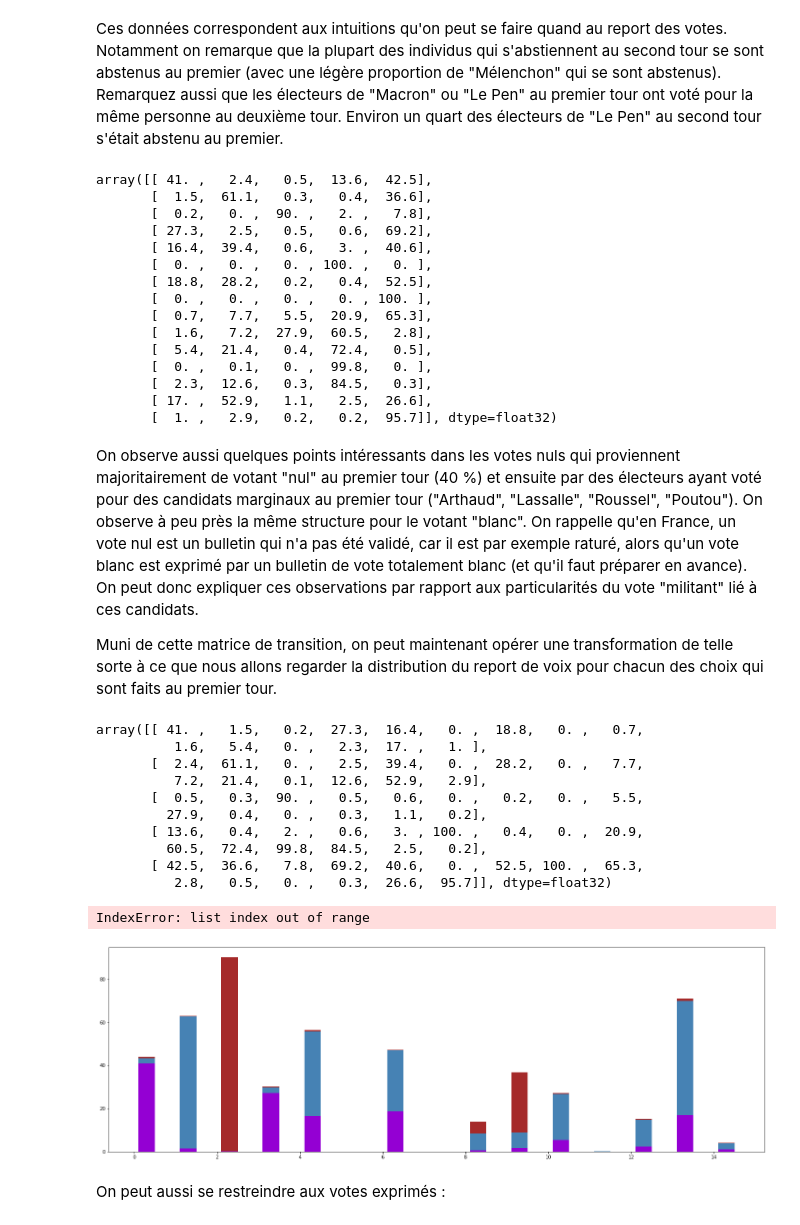
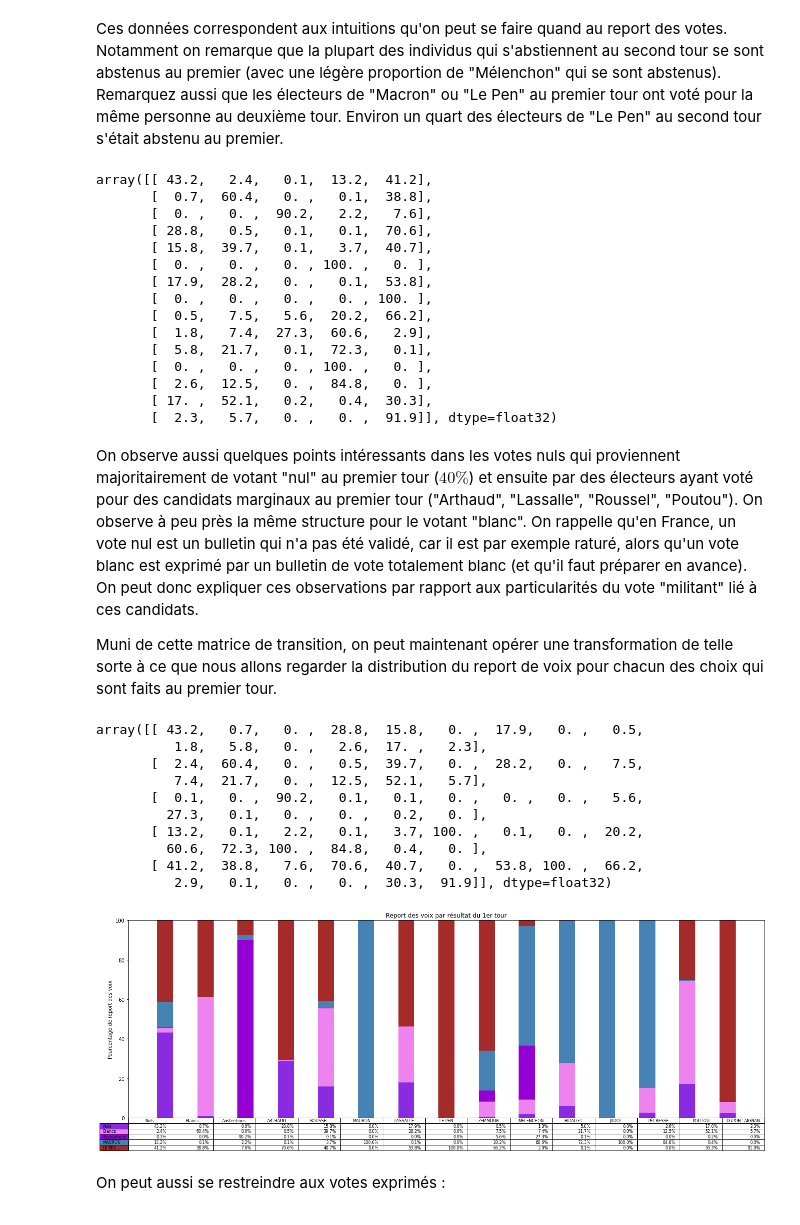
Before and after one commit to laurentperrinet/2022-05-04_transfert-des-voix, a Jupyter notebook: 2022-06-06_transfert-des-voix.ipynb, the cells around one changed output. Saved outputs shown, nothing was run; the diff lists cells and outputs as text; code cells hidden in the pictures.

```diff
--- a/2022-06-06_transfert-des-voix.ipynb
+++ b/2022-06-06_transfert-des-voix.ipynb
@@ -793,11 +805,11 @@ device = torch.device("cuda" if torch.cuda.is_available() else "cpu")
 # %%
 import torch.nn.functional as F
 
-learning_rate = 0.03
-beta1, beta2 = 0.95, 0
-# beta1, beta2 = 0.9, 0.999
+learning_rate = 0.1
+beta1, beta2 = 0.975, 0
+# beta1, beta2 = 0.9, 0.999 # décommenter pour utiliser Adam
 num_epochs = 2 ** 10 + 1
-batch_size = 2 ** 6
+batch_size = 200
 do_optim = False
 do_optim = True
 
@@ -866,7 +878,7 @@ def fit_data(
             p_2 = n_2/sum_2[:, None]
 
             p_2_pred = trans(p_1)
-            weight = sum_2 / train_set_size # /sum_2.sum() # donne un poids à chaque bureau de vote proportionnel à sa taille
+            weight = sum_2 / train_set_size # donne un poids à chaque bureau de vote proportionnel à sa taille
 
             loss_train = pdf_loss(p_2_pred, p_2, weight, loss_type=loss_type)
 
@@ -889,14 +901,15 @@ def fit_data(
         p_2 = n_2/sum_2[:, None]
         p_1 = n_1/sum_1[:, None]
         p_2_pred = trans(p_1)
-        weight = sum_2 / test_set_size # normalise par rapport à la taille du test dataset
+        weight = sum_2 / sum_2.sum() # normalise par rapport à la taille du dataset de test
         loss_test = pdf_loss(p_2_pred, p_2, weight, loss_type=loss_type)
+        loss_test_l1 = pdf_loss(p_2_pred, p_2, weight, loss_type='l1')
 
-    return trans, loss_train, loss_test, p_1.detach().numpy(), p_2.detach().numpy(), p_2_pred.detach().numpy()
+    return trans, loss_train, loss_test, loss_test_l1, p_1.detach().numpy(), p_2.detach().numpy(), p_2_pred.detach().numpy()
 # %%
-for loss_type in [ 'kl', 'l1', 'bce',]:
+for loss_type in ['l1', 'kl', 'bce',]:
     print(f'{loss_type=}')
-    trans, loss_train, loss_test, p_1, p_2, p_2_pred = fit_data(df_1, df_2, verbose=True, loss_type=loss_type)
+    trans, loss_train, loss_test, loss_test_l1, p_1, p_2, p_2_pred = fit_data(df_1, df_2, verbose=True, loss_type=loss_type)
 
     fig, axs = plt.subplots(1, N_2eme, figsize=(13, 5))
     for i_col, candidat in enumerate(df_2.columns):
@@ -908,4 +921,6 @@ for loss_type in [ 'kl', 'l1', 'bce',]:
         axs[i_col].set_ylim(0, 1)
     axs[0].set_ylabel("Prédiction ")
     plt.show()
+
+plt.savefig(datetime + '_prediction_transfert-des-voix.png');
 # %% [output]
@@ -1055,23 +1077,23 @@ np.set_printoptions(precision=1)
 np.set_printoptions(suppress=True)
 M*100
 # %% [output]
-array([[ 41. ,   2.4,   0.5,  13.6,  42.5],
-       [  1.5,  61.1,   0.3,   0.4,  36.6],
-       [  0.2,   0. ,  90. ,   2. ,   7.8],
-       [ 27.3,   2.5,   0.5,   0.6,  69.2],
-       [ 16.4,  39.4,   0.6,   3. ,  40.6],
+array([[ 43.2,   2.4,   0.1,  13.2,  41.2],
+       [  0.7,  60.4,   0. ,   0.1,  38.8],
+       [  0. ,   0. ,  90.2,   2.2,   7.6],
+       [ 28.8,   0.5,   0.1,   0.1,  70.6],
+       [ 15.8,  39.7,   0.1,   3.7,  40.7],
        [  0. ,   0. ,   0. , 100. ,   0. ],
-       [ 18.8,  28.2,   0.2,   0.4,  52.5],
+       [ 17.9,  28.2,   0. ,   0.1,  53.8],
        [  0. ,   0. ,   0. ,   0. , 100. ],
-       [  0.7,   7.7,   5.5,  20.9,  65.3],
-       [  1.6,   7.2,  27.9,  60.5,   2.8],
-       [  5.4,  21.4,   0.4,  72.4,   0.5],
-       [  0. ,   0.1,   0. ,  99.8,   0. ],
-       [  2.3,  12.6,   0.3,  84.5,   0.3],
-       [ 17. ,  52.9,   1.1,   2.5,  26.6],
-       [  1. ,   2.9,   0.2,   0.2,  95.7]], dtype=float32)
+       [  0.5,   7.5,   5.6,  20.2,  66.2],
+       [  1.8,   7.4,  27.3,  60.6,   2.9],
+       [  5.8,  21.7,   0.1,  72.3,   0.1],
+       [  0. ,   0. ,   0. , 100. ,   0. ],
+       [  2.6,  12.5,   0. ,  84.8,   0. ],
+       [ 17. ,  52.1,   0.2,   0.4,  30.3],
+       [  2.3,   5.7,   0. ,   0. ,  91.9]], dtype=float32)
 # %% [markdown]
-On observe aussi quelques points intéressants dans les votes nuls qui proviennent majoritairement de votant "nul" au premier tour (40 %) et ensuite par des électeurs ayant voté pour des candidats marginaux au premier tour ("Arthaud", "Lassalle", "Roussel", "Poutou"). On observe à peu près la même structure pour le votant "blanc". On rappelle qu'en France, un vote nul est un bulletin qui n'a pas été validé, car il est par exemple raturé, alors qu'un vote blanc est exprimé par un bulletin de vote totalement blanc (et qu'il faut préparer en avance). On peut donc expliquer ces observations par rapport aux particularités du vote "militant" lié à ces candidats.
+On observe aussi quelques points intéressants dans les votes nuls qui proviennent majoritairement de votant "nul" au premier tour ($40 \%$) et ensuite par des électeurs ayant voté pour des candidats marginaux au premier tour ("Arthaud", "Lassalle", "Roussel", "Poutou"). On observe à peu près la même structure pour le votant "blanc". On rappelle qu'en France, un vote nul est un bulletin qui n'a pas été validé, car il est par exemple raturé, alors qu'un vote blanc est exprimé par un bulletin de vote totalement blanc (et qu'il faut préparer en avance). On peut donc expliquer ces observations par rapport aux particularités du vote "militant" lié à ces candidats.
 
 Muni de cette matrice de transition, on peut maintenant opérer une transformation de telle sorte à ce que nous allons regarder la distribution du report de voix pour chacun des choix qui sont faits au premier tour.
 # %%
@@ -1079,16 +1101,16 @@ MT = M.T
 MT /= MT.sum(axis=0)
 MT*100
 # %% [output]
-array([[ 41. ,   1.5,   0.2,  27.3,  16.4,   0. ,  18.8,   0. ,   0.7,
-          1.6,   5.4,   0. ,   2.3,  17. ,   1. ],
-       [  2.4,  61.1,   0. ,   2.5,  39.4,   0. ,  28.2,   0. ,   7.7,
-          7.2,  21.4,   0.1,  12.6,  52.9,   2.9],
-       [  0.5,   0.3,  90. ,   0.5,   0.6,   0. ,   0.2,   0. ,   5.5,
-         27.9,   0.4,   0. ,   0.3,   1.1,   0.2],
-       [ 13.6,   0.4,   2. ,   0.6,   3. , 100. ,   0.4,   0. ,  20.9,
-         60.5,  72.4,  99.8,  84.5,   2.5,   0.2],
-       [ 42.5,  36.6,   7.8,  69.2,  40.6,   0. ,  52.5, 100. ,  65.3,
-          2.8,   0.5,   0. ,   0.3,  26.6,  95.7]], dtype=float32)
+array([[ 43.2,   0.7,   0. ,  28.8,  15.8,   0. ,  17.9,   0. ,   0.5,
+          1.8,   5.8,   0. ,   2.6,  17. ,   2.3],
+       [  2.4,  60.4,   0. ,   0.5,  39.7,   0. ,  28.2,   0. ,   7.5,
+          7.4,  21.7,   0. ,  12.5,  52.1,   5.7],
+       [  0.1,   0. ,  90.2,   0.1,   0.1,   0. ,   0. ,   0. ,   5.6,
+         27.3,   0.1,   0. ,   0. ,   0.2,   0. ],
+       [ 13.2,   0.1,   2.2,   0.1,   3.7, 100. ,   0.1,   0. ,  20.2,
+         60.6,  72.3, 100. ,  84.8,   0.4,   0. ],
+       [ 41.2,  38.8,   7.6,  70.6,  40.7,   0. ,  53.8, 100. ,  66.2,
+          2.9,   0.1,   0. ,   0. ,  30.3,  91.9]], dtype=float32)
 # %%
 fig, ax = plt.subplots(figsize=(25, 8))
 
@@ -1097,39 +1119,39 @@ rows = df_2.columns
 
 # named colors: https://matplotlib.org/stable/gallery/color/named_colors.html
 colors = ['darkviolet', 'steelblue', 'brown' ]
+colors = ['blueviolet', 'violet', 'darkviolet', 'steelblue', 'brown' ]
 n_rows = len(rows)
 
 index = np.arange(len(columns)) + 0.3
 bar_width = 0.4
 
 # Initialize the vertical-offset for the stacked bar chart.
 y_offset = np.zeros(len(columns))
 
 # Plot bars and create text labels for the table
 cell_text = []
 for row in range(n_rows):
     ax.bar(index, MT[row]*100, bar_width, bottom=y_offset, color=colors[row], linewidth=1)
     y_offset = y_offset + MT[row]*100
     cell_text.append([f'{x*100:1.1f}%' for x in MT[row]])
 ax.set_ylim(0, 100)
 
 # Add a table at the bottom of the axes
 the_table = ax.table(cellText=cell_text,
                       rowLabels=rows,
                       rowColours=colors,
                       colLabels=columns,
                       loc='bottom')
 
 # Adjust layout to make room for the table:
 plt.subplots_adjust(left=0.2, bottom=0.2)
 
 plt.ylabel("Pourcentage de report des voix")
 plt.yticks(np.linspace(0, 100, 6, endpoint=True))
 plt.xticks([])
 plt.title("Report des voix par résultat du 1er tour");
 # %% [output]
-IndexError: list index out of range
-[figure, old version]
+[figure, new version]
 # %% [markdown]
 On peut aussi se restreindre aux votes exprimés :
 # %%
```
Also changed, not shown: parts of 31 cells of this notebook, 2 other files.
